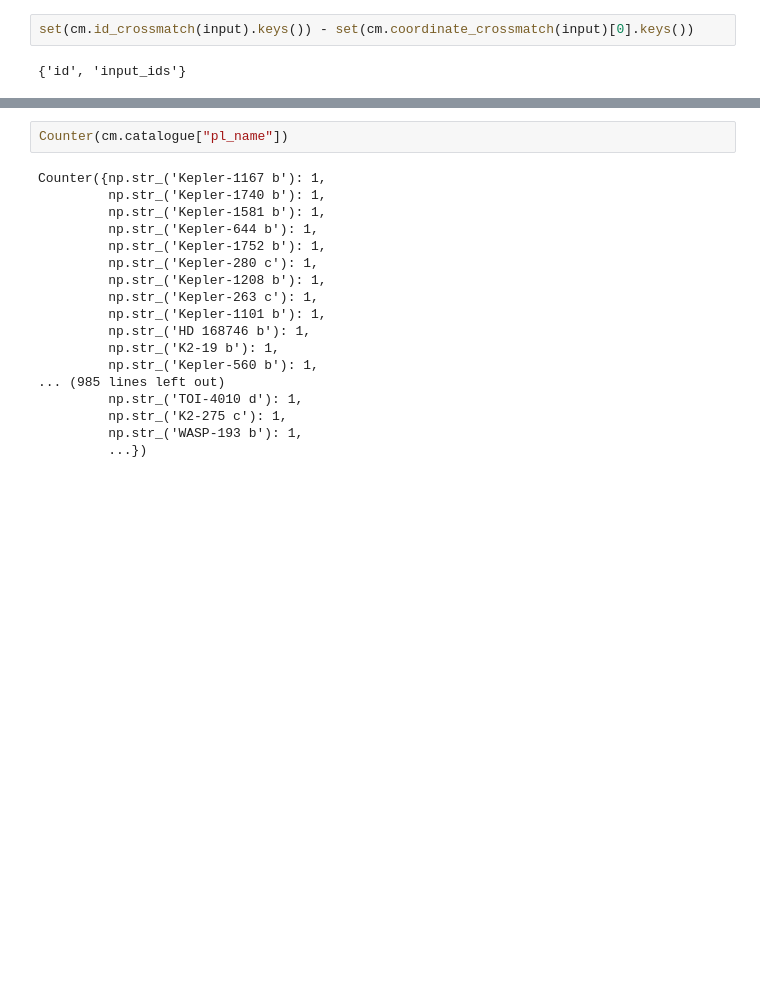
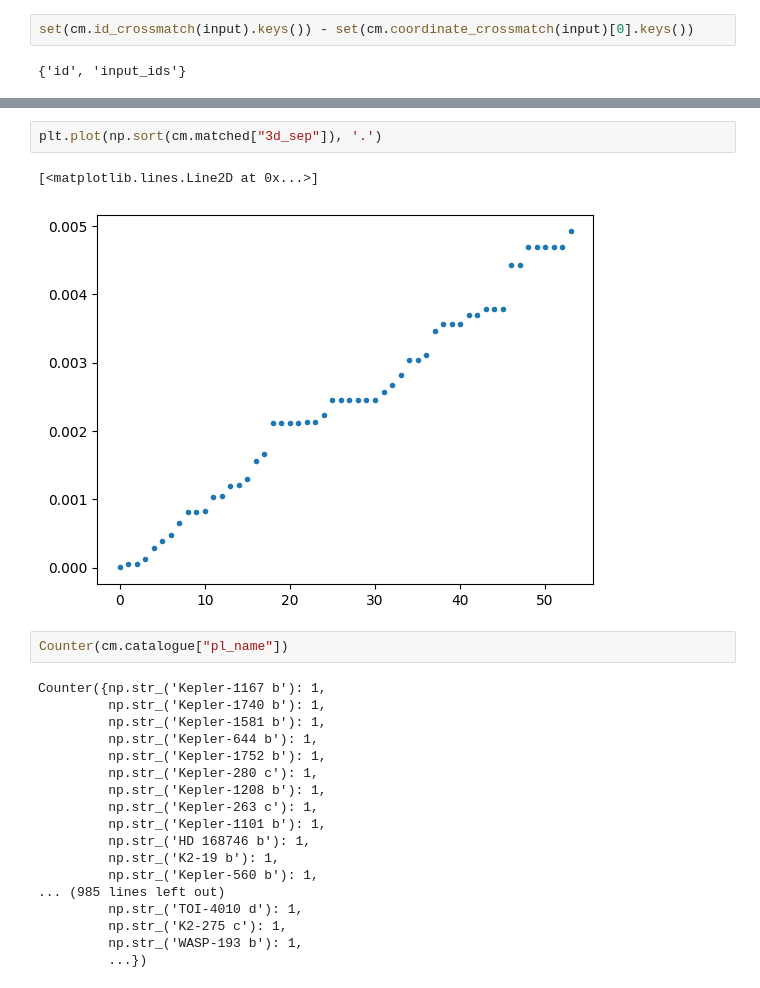
Before and after one commit to JoshuaDreier/ExoplanetCrossmatcher, a Jupyter notebook: class_testing_sandbox.ipynb, the cells around one changed output, grey strips where cells are left out. Saved outputs shown, nothing was run; the diff lists cells and outputs as text; blank space fills up the shorter version.

```diff
--- a/class_testing_sandbox.ipynb
+++ b/class_testing_sandbox.ipynb
@@ -113,3 +98,8 @@ print(len(input), len(set(input["star_name"])))
+# %%
+plt.plot(np.sort(cm.matched["3d_sep"]), '.')
+# %% [output]
+[<matplotlib.lines.Line2D at 0x...>]
+[figure, added]
 # %%
 Counter(cm.catalogue["pl_name"])
 # %% [output]
```
Also changed, not shown: parts of 11 cells of this notebook, 2 other files.
